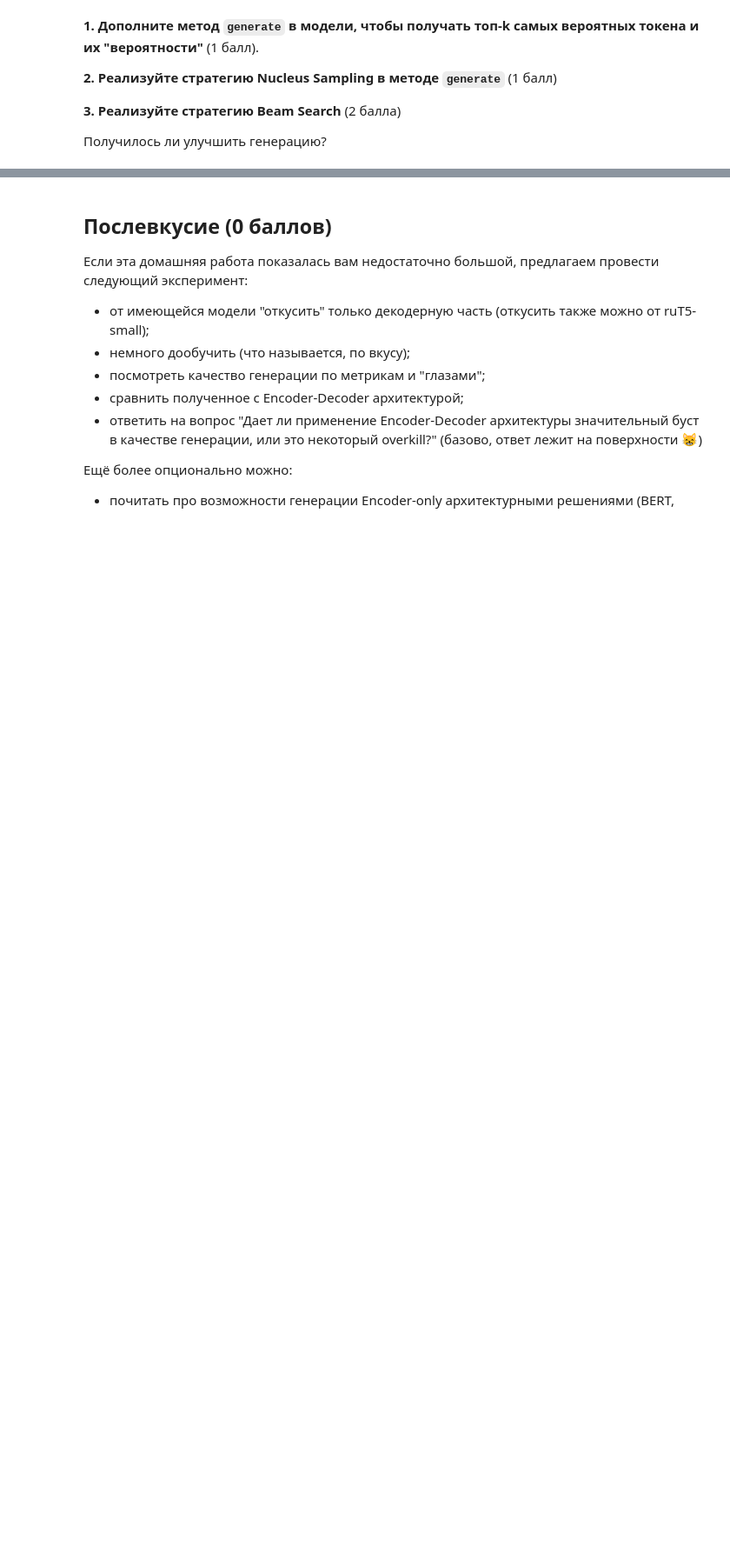
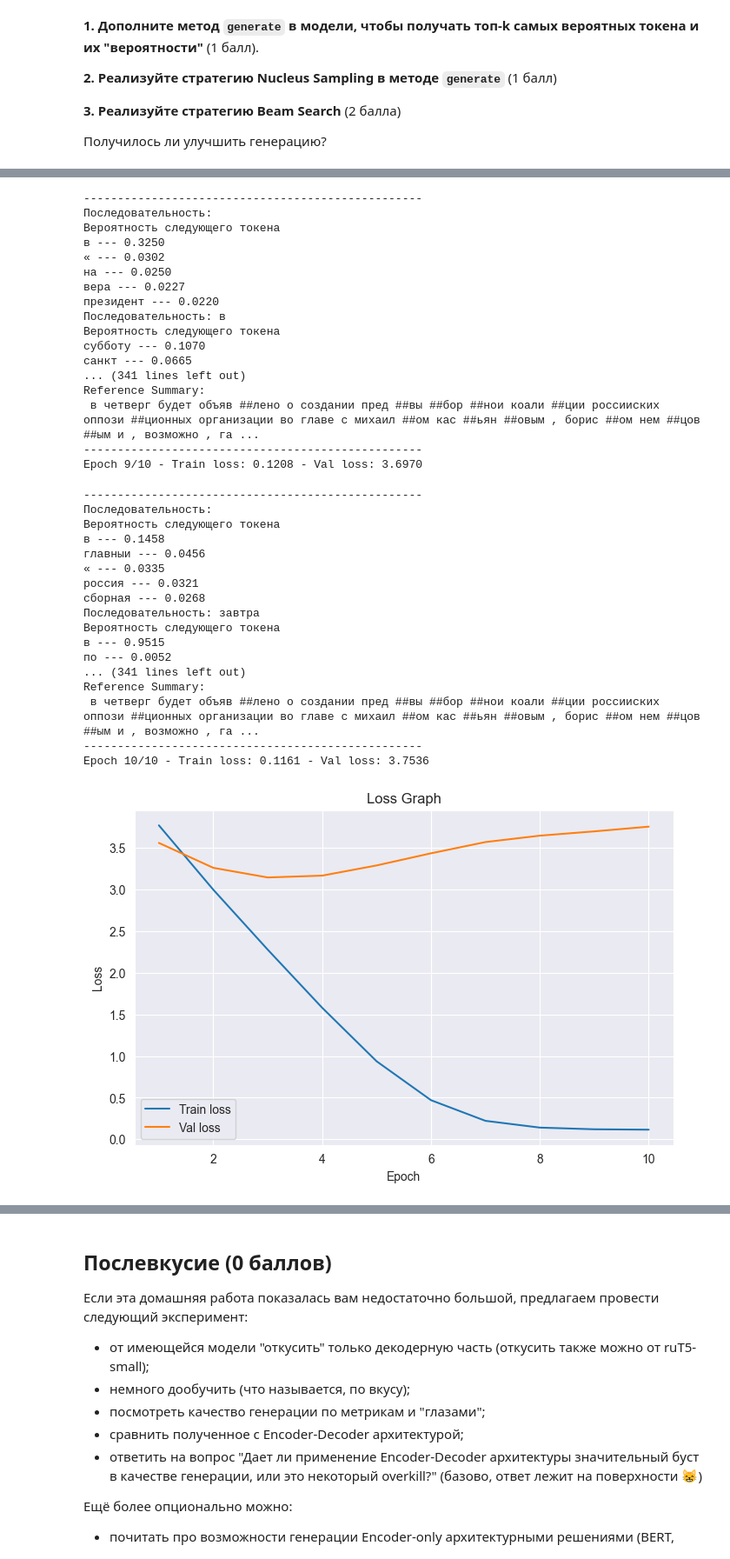
Before and after one commit to Pixel-Pirate-Coder/HW1_Gen, a Jupyter notebook: HW_1 Gen Vasilenko P.O.ipynb, the cells around one changed output, grey strips where cells are left out. Shown: that part at 87% size. Saved outputs shown, nothing was run; the diff lists cells and outputs as text; code cells hidden in the pictures; blank space fills up the shorter version.

```diff
--- a/HW_1 Gen Vasilenko P.O.ipynb
+++ b/HW_1 Gen Vasilenko P.O.ipynb
@@ -903,0 +1246,11 @@ evaluation(model, tokenizer, generated_summary, reference_summary)
+# %%
+from transformers import AutoTokenizer
+
+model_name = 'deepvk/bert-base-uncased'
+device = torch.device('cuda' if torch.cuda.is_available() else 'cpu')
+
+model_beam = BeamBertSummarizer(bert_model_name=model_name)
+model_beam.load_state_dict(torch.load('./bert_beam.pth', map_location=device, weights_only=True), strict=False)
+model_beam.to(device)
+model_beam.eval()
+tokenizer = AutoTokenizer.from_pretrained("./bert_tokenizer")
@@ -903,0 +1262,6 @@ evaluation(model, tokenizer, generated_summary, reference_summary)
+# %%
+# Инициализируем нашу модель и посморим на ее архитектруру
+
+model_nuc = NucleusBertSummarizer(bert_model_name=model_name)
+model_nuc = model_nuc.to('cuda')
+model_nuc
@@ -903,0 +1286,5 @@ evaluation(model, tokenizer, generated_summary, reference_summary)
+# %%
+learning_rate = 3e-4
+optimizer = torch.optim.AdamW(model_nuc.parameters(), lr=learning_rate)
+train(model_nuc, 10, optimizer, F.cross_entropy, train_dataloader, eval_dataloader, tokenizer)
+# %% [output]
@@ -903,0 +1427,35 @@ evaluation(model, tokenizer, generated_summary, reference_summary)
+--------------------------------------------------
+Последовательность:
+Вероятность следующего токена
+в --- 0.3250
+« --- 0.0302
+на --- 0.0250
+вера --- 0.0227
+президент --- 0.0220
+Последовательность: в
+Вероятность следующего токена
+субботу --- 0.1070
+санкт --- 0.0665
+... (341 lines left out)
+Reference Summary:
+ в четверг будет объяв ##лено о создании пред ##вы ##бор ##нои коали ##ции россииских оппози ##ционных организации во главе с михаил ##ом кас ##ьян ##овым , борис ##ом нем ##цов ##ым и , возможно , га ...
+--------------------------------------------------
+Epoch 9/10 - Train loss: 0.1208 - Val loss: 3.6970
+--------------------------------------------------
+Последовательность:
+Вероятность следующего токена
+в --- 0.1458
+главныи --- 0.0456
+« --- 0.0335
+россия --- 0.0321
+сборная --- 0.0268
+Последовательность: завтра
+Вероятность следующего токена
+в --- 0.9515
+по --- 0.0052
+... (341 lines left out)
+Reference Summary:
+ в четверг будет объяв ##лено о создании пред ##вы ##бор ##нои коали ##ции россииских оппози ##ционных организации во главе с михаил ##ом кас ##ьян ##овым , борис ##ом нем ##цов ##ым и , возможно , га ...
+--------------------------------------------------
+Epoch 10/10 - Train loss: 0.1161 - Val loss: 3.7536
+[figure, added]
```
Also changed, not shown: parts of 31 cells of this notebook.
